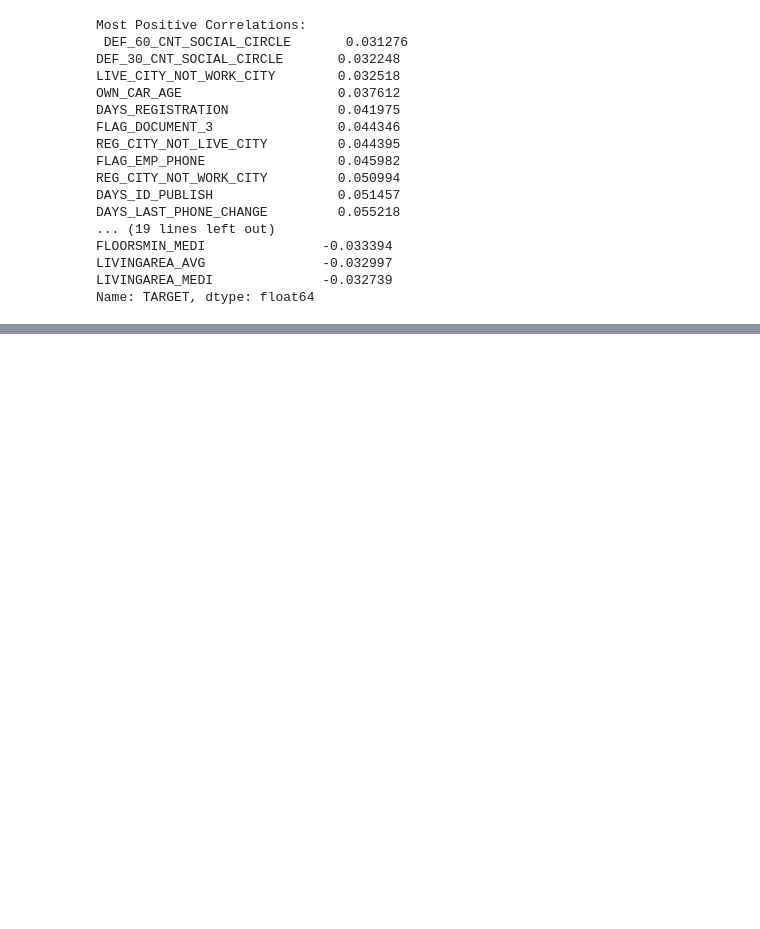
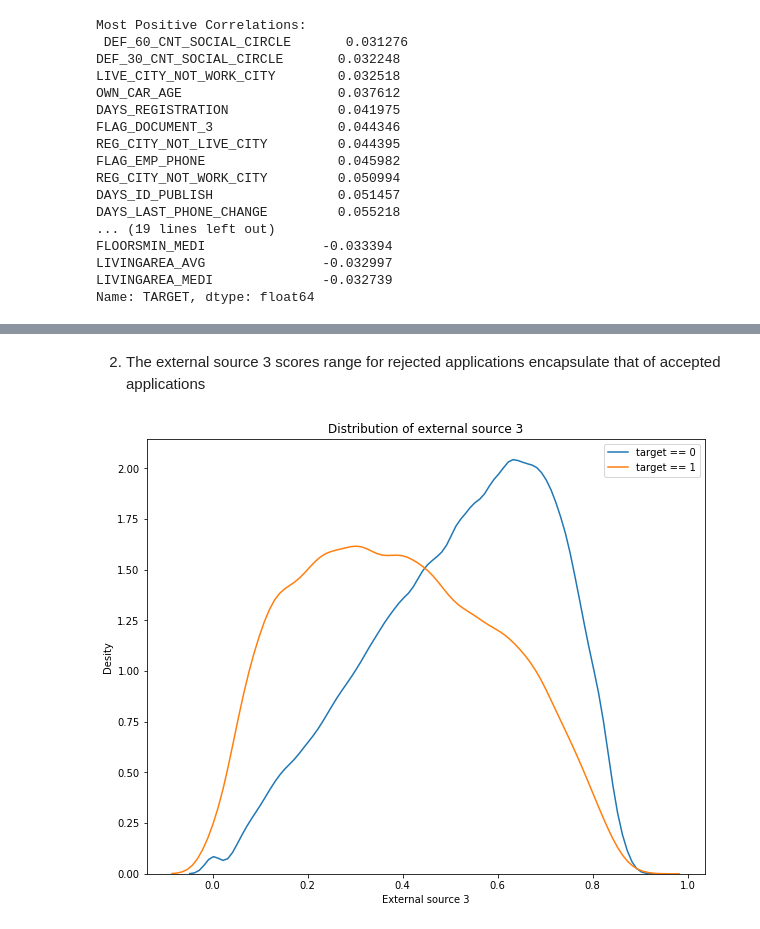
Before and after one commit to takura247/python, a Jupyter notebook: home_credit.ipynb, the cells around one changed output, grey strips where cells are left out. Saved outputs shown, nothing was run; the diff lists cells and outputs as text; code cells hidden in the pictures; blank space fills up the shorter version.

```diff
--- a/home_credit.ipynb
+++ b/home_credit.ipynb
@@ -73,0 +88,10 @@ plt.xlabel('Own car age'); plt.ylabel('Density'); plt.title('Distribution of own
+# %% [markdown]
+2. The external source 3 scores range for rejected applications encapsulate that of accepted applications
+# %%
+plt.figure(figsize = (10,8))
+tmp = application.dropna(subset=['EXT_SOURCE_3'])
+sns.kdeplot(tmp.loc[tmp['TARGET'] ==0, 'EXT_SOURCE_3'], label = 'target == 0')
+sns.kdeplot(tmp.loc[tmp['TARGET'] == 1, 'EXT_SOURCE_3'], label = 'target == 1')
+plt.xlabel('External source 3'); plt.ylabel('Desity'); plt.title('Distribution of external source 3');
+# %% [output]
+[figure, added]
```
Also changed, not shown: parts of 11 cells of this notebook, 3 other files.
